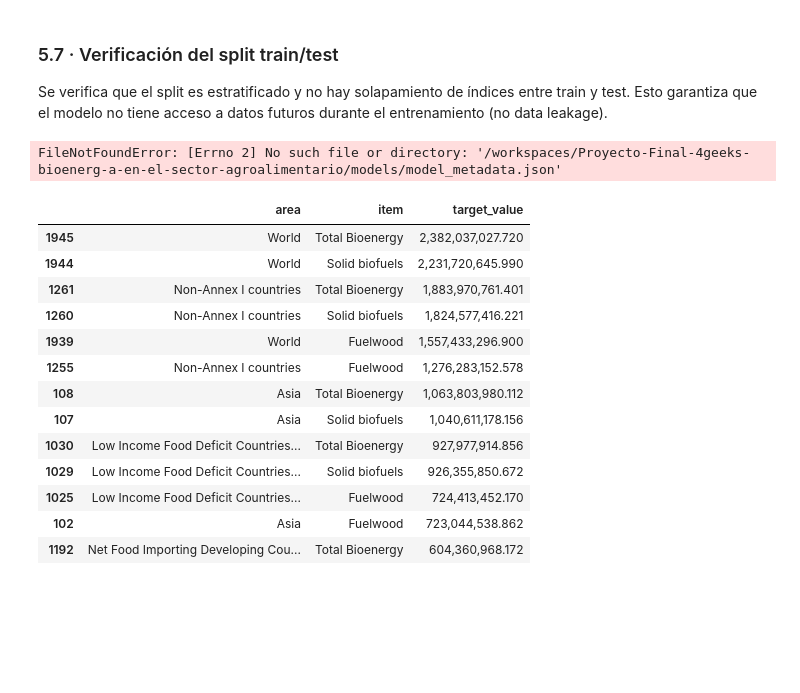
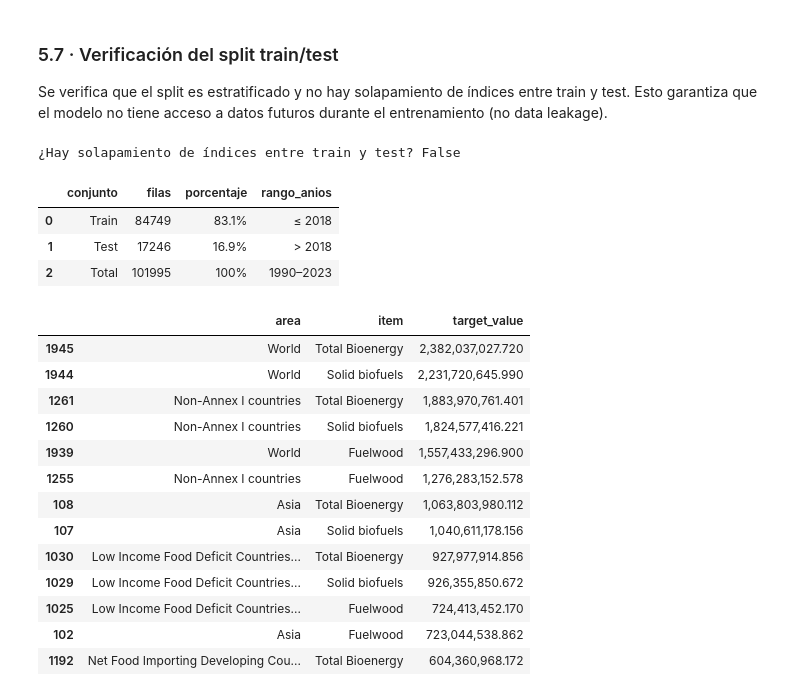
Before and after one commit to Dragcessa1998/Proyecto-Final-4geeks-bioenerg-a-en-el-sector-agroalimentario, a Jupyter notebook: notebooks/explore (1)_ejecutado.ipynb, the cells around one changed output. Cells and saved outputs as stored; diff of their text form; code cells hidden in the pictures; blank space fills up the shorter version.

```diff
--- a/notebooks/explore (1)_ejecutado.ipynb
+++ b/notebooks/explore (1)_ejecutado.ipynb
@@ -750,29 +828,44 @@ Entrenando modelo real con 11 predictores y columnas base...
 Se verifica que el split es estratificado y no hay solapamiento de índices entre train y test.
 Esto garantiza que el modelo no tiene acceso a datos futuros durante el entrenamiento (no data leakage).
 # %%
-metadata = json.loads(METADATA_PATH.read_text())
-X = modeling[metadata["features"]]
+# Verificación del split train/test — temporal, sin depender de model_metadata.json
+features_cols = [
+    c for c in modeling.columns
+    if c not in ["target_value", "log_target_value", "flag", "flag_description"]
+]
+X = modeling[features_cols]
 y = modeling["log_target_value"]
 
-X_train, X_test, y_train, y_test = train_test_split(
-    X, y, test_size=0.17, random_state=42
-)
+# Split temporal: train con años antiguos, test con años recientes (igual que el pipeline)
+cutoff = int(modeling["year"].quantile(0.80))
+train_mask = modeling["year"] <= cutoff
+X_train, X_test = X[train_mask], X[~train_mask]
+y_train, y_test = y[train_mask], y[~train_mask]
 
 split_summary = pd.DataFrame({
-    "conjunto": ["Train", "Test", "Total"],
-    "filas": [len(X_train), len(X_test), len(X_train) + len(X_test)],
+    "conjunto":   ["Train", "Test", "Total"],
+    "filas":      [len(X_train), len(X_test), len(X)],
     "porcentaje": [
         f"{len(X_train) / len(X) * 100:.1f}%",
-        f"{len(X_test) / len(X) * 100:.1f}%",
-        "100%"
-    ]
+        f"{len(X_test)  / len(X) * 100:.1f}%",
+        "100%",
+    ],
+    "rango_anios": [
+        f"≤ {cutoff}",
+        f"> {cutoff}",
+        f"{int(modeling['year'].min())}–{int(modeling['year'].max())}",
+    ],
 })
 
 print("¿Hay solapamiento de índices entre train y test?",
       bool(set(X_train.index) & set(X_test.index)))
 split_summary
 # %% [output]
-FileNotFoundError: [Errno 2] No such file or directory: '/workspaces/Proyecto-Final-4geeks-bioenerg-a-en-el-sector-agroalimentario/models/model_metadata.json'
+¿Hay solapamiento de índices entre train y test? False
+|  | conjunto | filas | porcentaje | rango_anios |
+| 0 | Train | 84749 | 83.1% | ≤ 2018 |
+| 1 | Test | 17246 | 16.9% | > 2018 |
+| 2 | Total | 101995 | 100% | 1990–2023 |
 # %%
 top_area_item = (
     modeling.groupby(["area", "item"], as_index=False)["target_value"]
```
Also changed, not shown: parts of 10 cells of this notebook.
